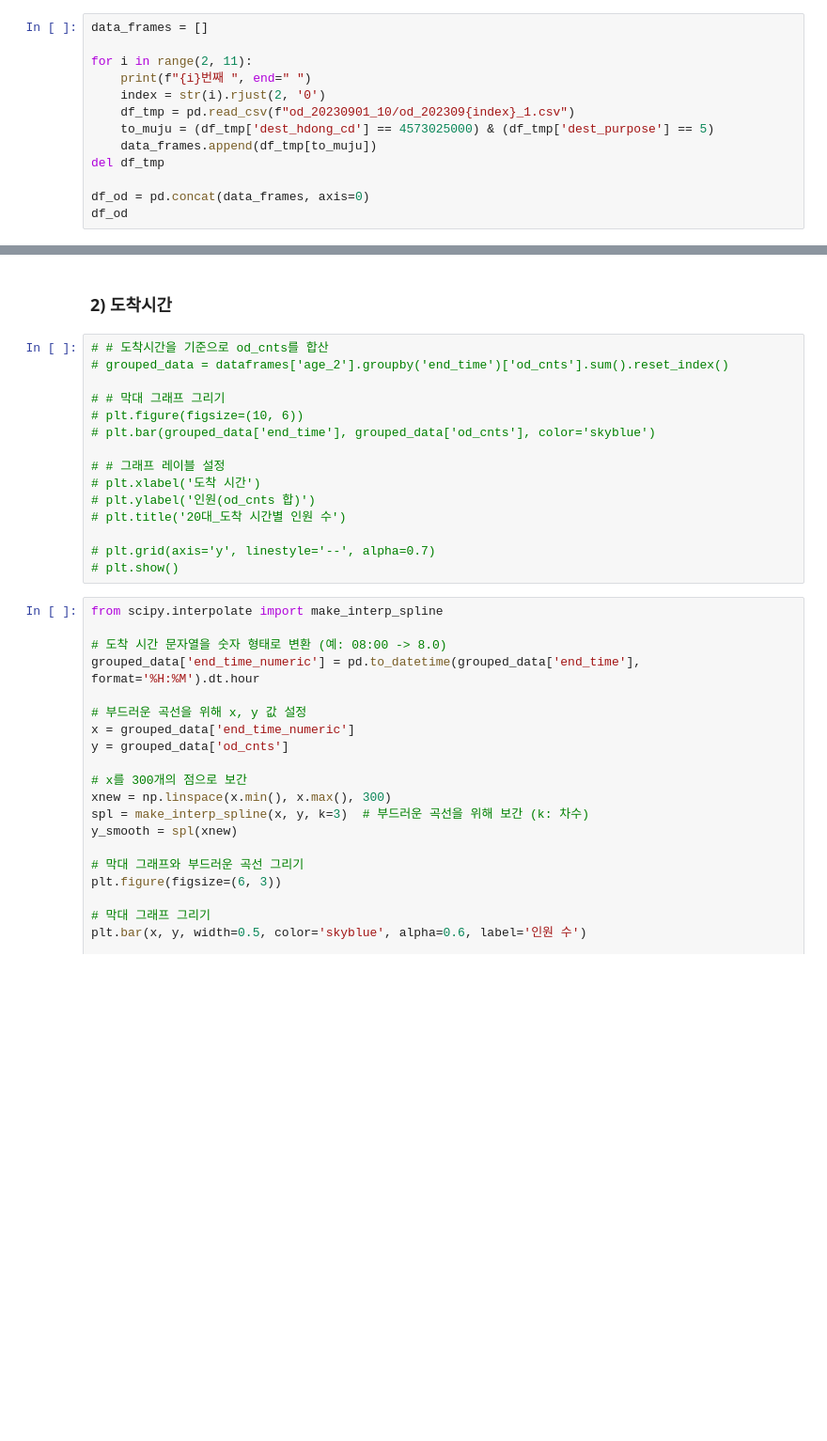
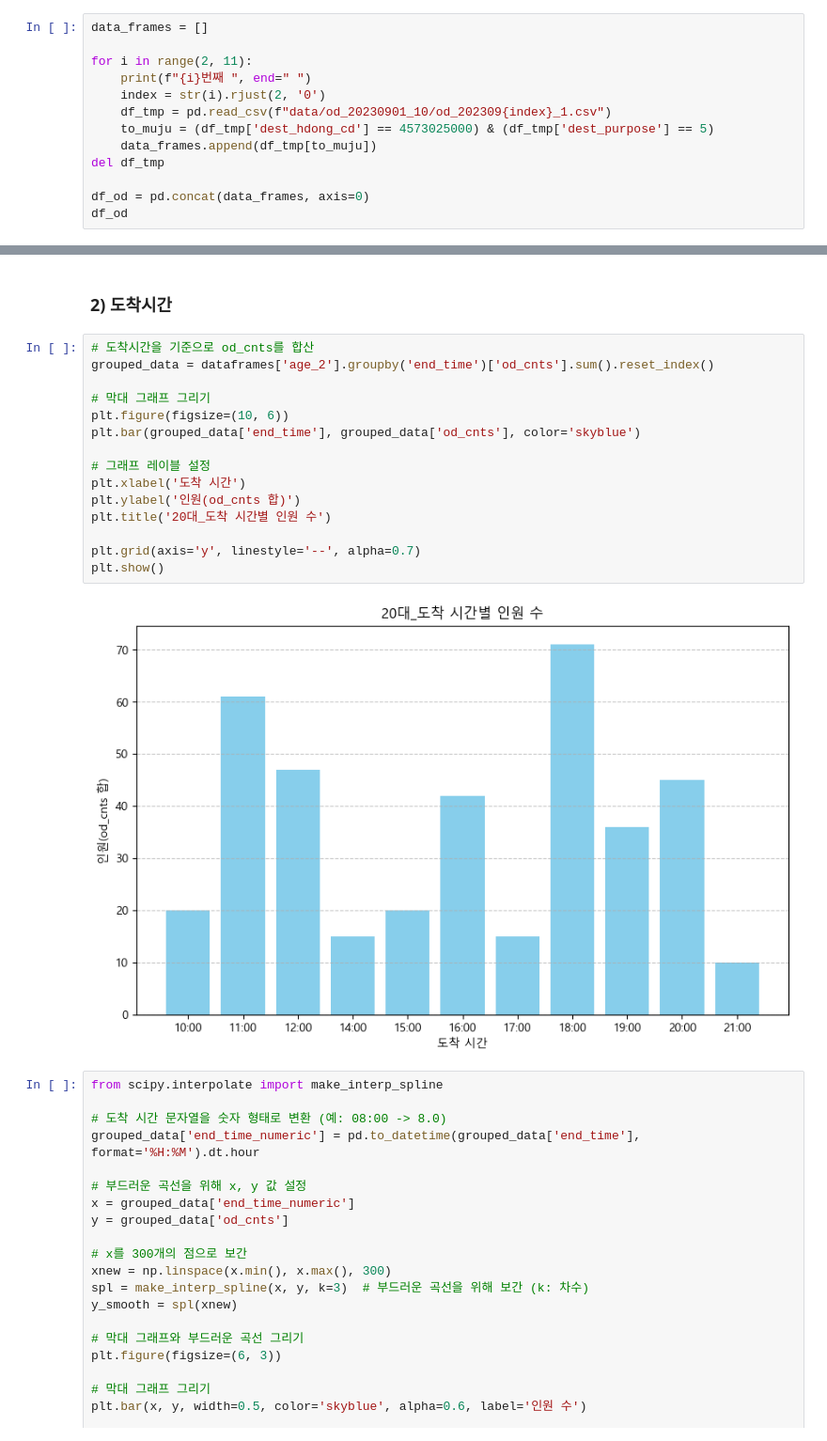
Before and after one commit to NongShiN/2024_bigcontest_muju_festival_shuttle_bus, a Jupyter notebook: EDA/jiwon/EDA_festivalOD.ipynb, the cells around one changed output, grey strips where cells are left out. Shown at 94% size. Drawn from its saved outputs; the diff is of its cells as text; blank space fills up the shorter version.

```diff
--- a/EDA/jiwon/EDA_festivalOD.ipynb
+++ b/EDA/jiwon/EDA_festivalOD.ipynb
@@ -15,7 +15,7 @@ data_frames = []
 for i in range(2, 11):
     print(f"{i}번째 ", end=" ")
     index = str(i).rjust(2, '0')
-    df_tmp = pd.read_csv(f"od_20230901_10/od_202309{index}_1.csv")
+    df_tmp = pd.read_csv(f"data/od_20230901_10/od_202309{index}_1.csv")
     to_muju = (df_tmp['dest_hdong_cd'] == 4573025000) & (df_tmp['dest_purpose'] == 5)
     data_frames.append(df_tmp[to_muju])
 del df_tmp
@@ -367,20 +487,22 @@ for i in range(0,8):
 # %% [markdown]
 ### 2) 도착시간
 # %%
-# # 도착시간을 기준으로 od_cnts를 합산
-# grouped_data = dataframes['age_2'].groupby('end_time')['od_cnts'].sum().reset_index()
+# 도착시간을 기준으로 od_cnts를 합산
+grouped_data = dataframes['age_2'].groupby('end_time')['od_cnts'].sum().reset_index()
 
-# # 막대 그래프 그리기
-# plt.figure(figsize=(10, 6))
-# plt.bar(grouped_data['end_time'], grouped_data['od_cnts'], color='skyblue')
+# 막대 그래프 그리기
+plt.figure(figsize=(10, 6))
+plt.bar(grouped_data['end_time'], grouped_data['od_cnts'], color='skyblue')
 
-# # 그래프 레이블 설정
-# plt.xlabel('도착 시간')
-# plt.ylabel('인원(od_cnts 합)')
-# plt.title('20대_도착 시간별 인원 수')
+# 그래프 레이블 설정
+plt.xlabel('도착 시간')
+plt.ylabel('인원(od_cnts 합)')
+plt.title('20대_도착 시간별 인원 수')
 
-# plt.grid(axis='y', linestyle='--', alpha=0.7)
-# plt.show()
+plt.grid(axis='y', linestyle='--', alpha=0.7)
+plt.show()
+# %% [output]
+[figure, added]
 # %%
 from scipy.interpolate import make_interp_spline
 
```
Also changed, not shown: parts of 12 cells of this notebook, 1 other file.
